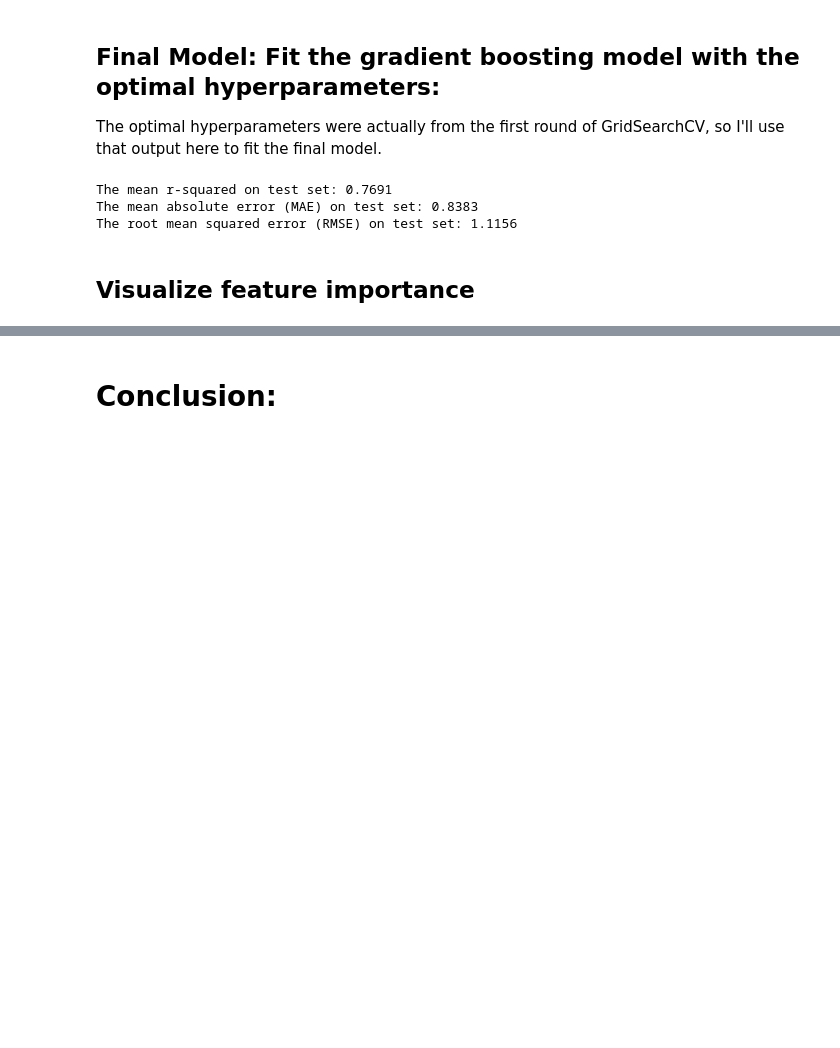
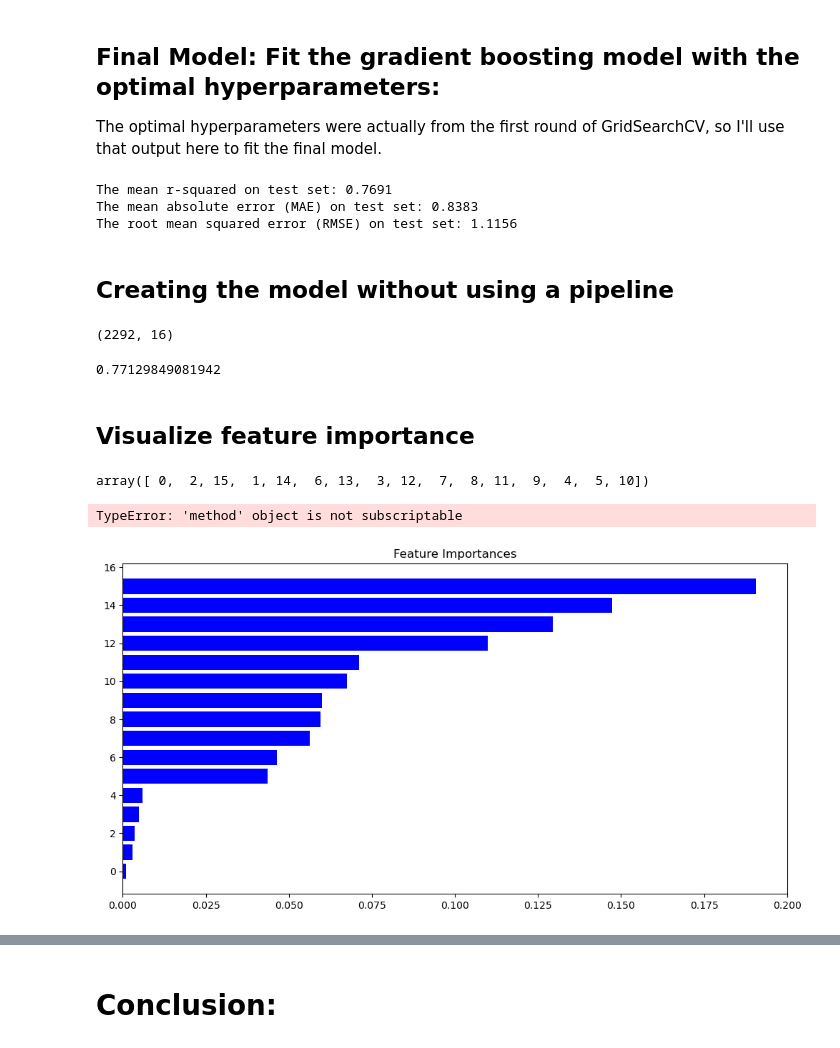
Before and after one commit to KimSB80/Predicting-Longevity-Using-Urban-Greenspace-, a Jupyter notebook: Notebooks/04_modeling.ipynb, the cells around one changed output, grey strips where cells are left out. Drawn from its saved outputs; the diff is of its cells as text; code cells hidden in the pictures; blank space fills up the shorter version.

Commit message:
Updated model code

```diff
--- a/Notebooks/04_modeling.ipynb
+++ b/Notebooks/04_modeling.ipynb
@@ -684,6 +683,40 @@ print("The root mean squared error (RMSE) on test set: {:.4f}".format(np.sqrt(ms
 The mean r-squared on test set: 0.7691
 The mean absolute error (MAE) on test set: 0.8383
 The root mean squared error (RMSE) on test set: 1.1156
+# %% [markdown]
+## Creating the model without using a pipeline
+# %%
+# Process the data using ColumnTransformer
+X_train = preprocessor.fit_transform(X_tr)
+X_test = preprocessor.transform(X_te)
+# %% [output]
+(2292, 16)
+# %%
+gb_model = GradientBoostingRegressor(max_depth=5, max_features='sqrt', n_estimators=500)
+
+gb_model.fit(X_train, y_tr)
+y_pred = gb_model.predict(X_test)
+gb_model.score(X_test, y_test)
+# %% [output]
+0.77129849081942
 # %% [markdown]
 ## Visualize feature importance
+# %%
+type(preprocessor.get_feature_names_out)
+# %% [output]
+array([ 0,  2, 15,  1, 14,  6, 13,  3, 12,  7,  8, 11,  9,  4,  5, 10])
+# %%
+features = preprocessor.get_feature_names_out
+importances = gb_model.feature_importances_
+indices = np.argsort(importances)
+
+fig = plt.figure(figsize=(12, 6))
+plt.title('Feature Importances')
+plt.barh(range(len(indices)), importances[indices], color='b', align='center')
+plt.yticks(range(len(indices)), [features[i] for i in indices])
+plt.xlabel('Relative Importance')
+plt.show()
+# %% [output]
+TypeError: 'method' object is not subscriptable
+[figure, added]
 # %%
```
Also changed, not shown: parts of 5 cells of this notebook.
